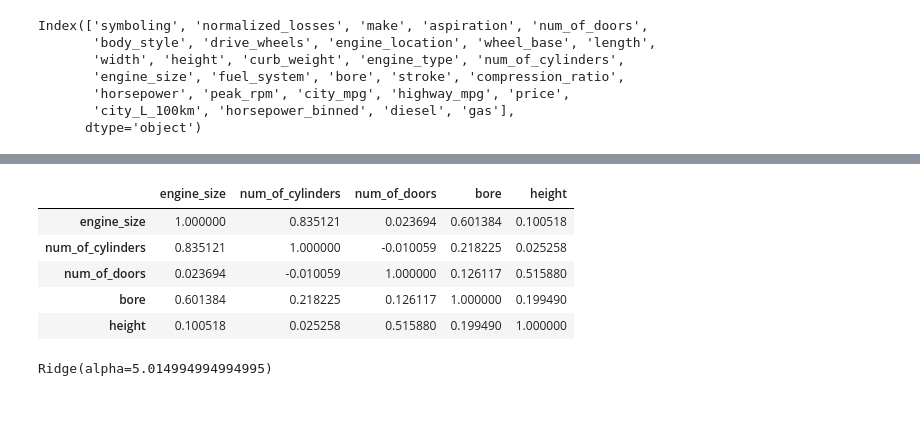
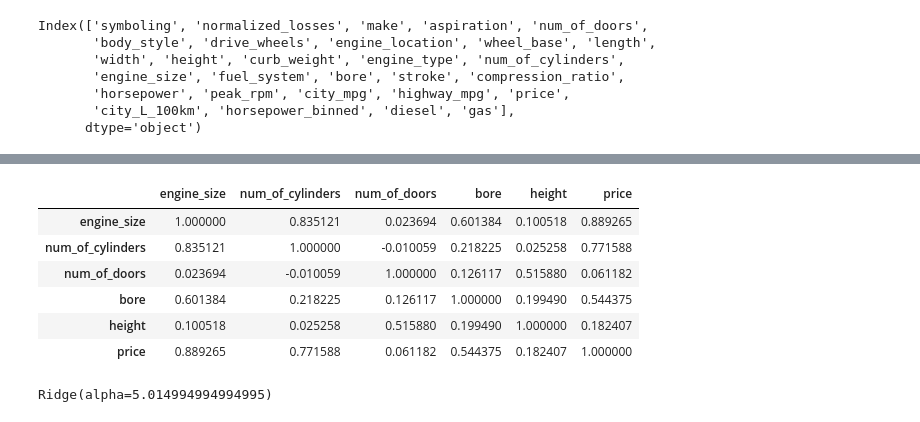
Before and after one commit to hplbrayan/Un-curso-de-Machine-Learning, a Jupyter notebook: 07_ML_Modelos_de_Regresion/N1_Linear_Models.ipynb, the cells around one changed output, grey strips where cells are left out. Cells and saved outputs as stored; diff of their text form; code cells hidden in the pictures.

```diff
--- a/07_ML_Modelos_de_Regresion/N1_Linear_Models.ipynb
+++ b/07_ML_Modelos_de_Regresion/N1_Linear_Models.ipynb
@@ -260,12 +262,13 @@ plt.show()
-# %%
-X.corr()
-# %% [output]
-|  | engine_size | num_of_cylinders | num_of_doors | bore | height |
-| engine_size | 1.000000 | 0.835121 | 0.023694 | 0.601384 | 0.100518 |
-| num_of_cylinders | 0.835121 | 1.000000 | -0.010059 | 0.218225 | 0.025258 |
-| num_of_doors | 0.023694 | -0.010059 | 1.000000 | 0.126117 | 0.515880 |
-| bore | 0.601384 | 0.218225 | 0.126117 | 1.000000 | 0.199490 |
-| height | 0.100518 | 0.025258 | 0.515880 | 0.199490 | 1.000000 |
+# %%
+pd.concat([X,y], axis=1).corr()
+# %% [output]
+|  | engine_size | num_of_cylinders | num_of_doors | bore | height | price |
+| engine_size | 1.000000 | 0.835121 | 0.023694 | 0.601384 | 0.100518 | 0.889265 |
+| num_of_cylinders | 0.835121 | 1.000000 | -0.010059 | 0.218225 | 0.025258 | 0.771588 |
+| num_of_doors | 0.023694 | -0.010059 | 1.000000 | 0.126117 | 0.515880 | 0.061182 |
+| bore | 0.601384 | 0.218225 | 0.126117 | 1.000000 | 0.199490 | 0.544375 |
+| height | 0.100518 | 0.025258 | 0.515880 | 0.199490 | 1.000000 | 0.182407 |
+| price | 0.889265 | 0.771588 | 0.061182 | 0.544375 | 0.182407 | 1.000000 |
 # %%
 # Datos de entrenamiento y prueba/testeo
 X_train, X_test, y_train, y_test = train_test_split(X, y, test_size=0.2, random_state=123)
```
Also changed, not shown: parts of 16 cells of this notebook.
